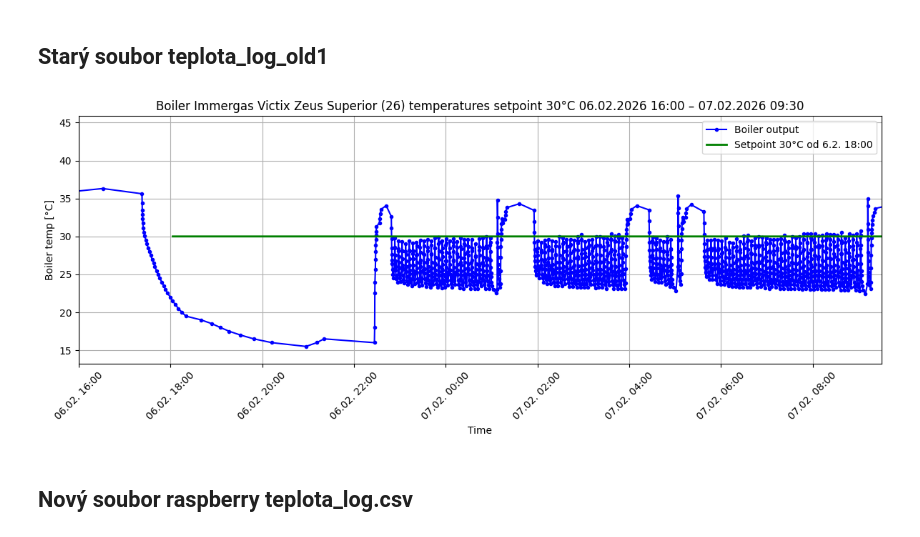
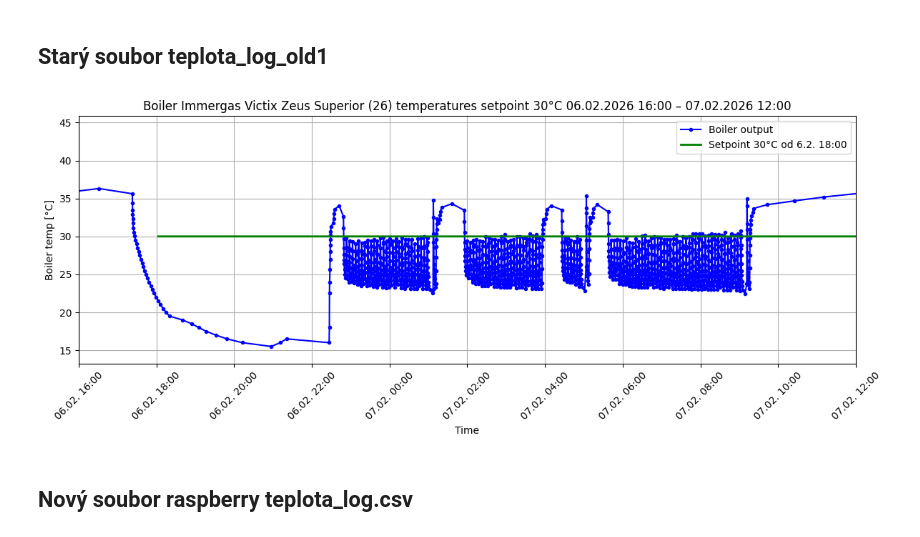
Before and after one commit to MarekCoderslab/Teploty_kotle, a Jupyter notebook: Teplota_kotle.ipynb, the cells around one changed output. Cells and saved outputs as stored; diff of their text form; code cells hidden in the pictures.

```diff
--- a/Teplota_kotle.ipynb
+++ b/Teplota_kotle.ipynb
@@ -245,7 +245,7 @@ df_old = df_old.dropna().sort_values("Time").drop_duplicates("Time")
 
 # --- RUČNÍ NASTAVENÍ ČASOVÉHO OKNA ---
 start_time = pd.Timestamp("2026-02-06 16:00:00")
-end_time   = pd.Timestamp("2026-02-07 9:30")
+end_time   = pd.Timestamp("2026-02-07 12:00")
 
 plt.figure(figsize=(12,5))
 ax = plt.gca()
@@ -253,34 +253,34 @@ ax = plt.gca()
 # Kotel
 ax.plot(df_old["Time"], df_old["Value"], marker=".", color="blue", label="Boiler output")
 
 # --- Zelená křivka začínající až 6.2. v 18:00
 start_const = pd.Timestamp("2026-02-06 18:00:00")
 mask = df_old["Time"] >= start_const
 ax.plot(df_old.loc[mask, "Time"], [30] * mask.sum(), color="green", linewidth=2, label="Setpoint 30°C od 6.2. 18:00")
 
 # Netatmo – původní křivka
 # ax.plot(df_netatmo["time_local"], df_netatmo["Boiler_water"], color="red", label="Ekviterm temp")
 
 # Netatmo – nová křivka (Boiler_water_2)
 # ax.plot(df_netatmo["time_local"], df_netatmo["Boiler_water_2"], color="green", label="Ekviterm temp 2")
 
 # --- APLIKACE ČASOVÉHO OKNA NA GRAF ---
 ax.set_xlim(start_time, end_time)
 
 # Formát osy X
 ax.xaxis.set_major_formatter(mdates.DateFormatter('%d.%m. %H:%M'))
 plt.xticks(rotation=45)
 
 plt.title(f"Boiler Immergas Victix Zeus Superior (26) temperatures setpoint 30°C {start_time:%d.%m.%Y %H:%M} – {end_time:%d.%m.%Y %H:%M}")
 
 ax.set_xlabel("Time")
 ax.set_ylabel("Boiler temp [°C]")
 plt.grid(True)
 plt.legend()
 plt.tight_layout()
 plt.show()
 # %% [output]
-[figure, old version]
+[figure, new version]
 # %% [markdown]
 ## Nový soubor raspberry teplota_log.csv
 # %%
```
Also changed, not shown: parts of 11 cells of this notebook, 4 other files.
